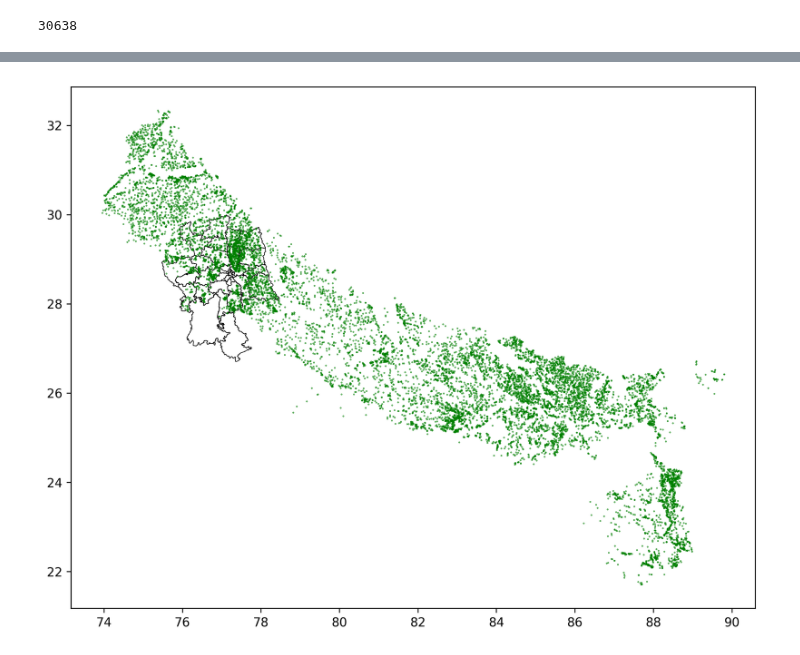
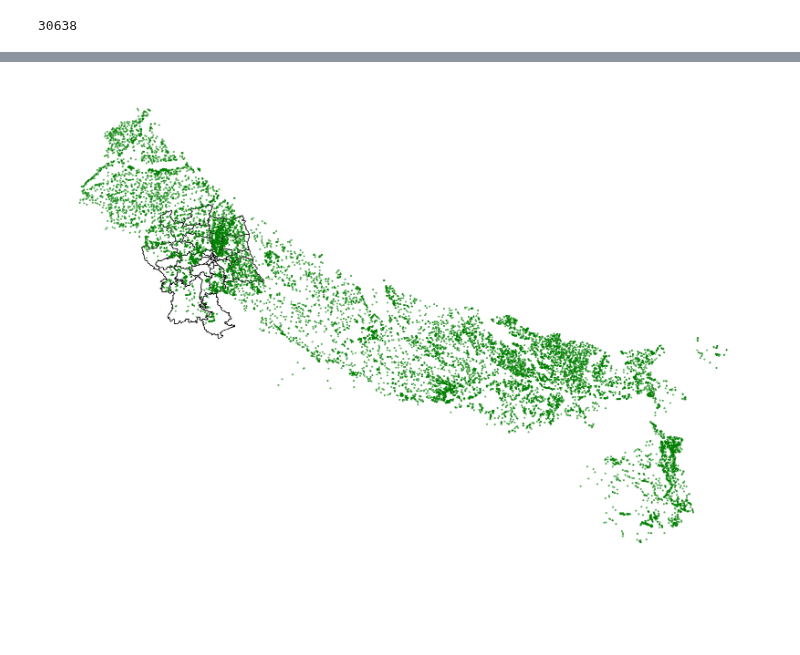
Before and after one commit to rishabh-mondal/ijcai_2025_kilns, a Jupyter notebook: notebooks/brick_kilns_plots.ipynb, the cells around one changed output, grey strips where cells are left out. Drawn from its saved outputs; the diff is of its cells as text; code cells hidden in the pictures; blank space fills up the shorter version.

```diff
--- a/notebooks/brick_kilns_plots.ipynb
+++ b/notebooks/brick_kilns_plots.ipynb
@@ -142,0 +161,9 @@ len(all_kilns_gdf)
+# %%
+kiln_locations_2 = []
+for state in ["alwar"]:
+    kiln_locations_2.append(gpd.read_file(f"../hand_validation_annotated/{state}/v1_potential_kiln_0_108.geojson").to_crs("EPSG:4326"))
+
+
+kiln_locations
+all_kilns_gdf_2 = pd.concat(kiln_locations_2, ignore_index=True)
+all_kilns_gdf_2.head(2)
@@ -142,0 +175,9 @@ len(all_kilns_gdf)
+# %%
+kiln_locations_3 = []
+for state in ["bharatpur"]:
+    kiln_locations_3.append(gpd.read_file(f"../hand_validation_annotated/{state}/v1_potential_kiln_0_99.geojson").to_crs("EPSG:4326"))
+
+
+kiln_locations_3
+all_kilns_gdf_3 = pd.concat(kiln_locations_3, ignore_index=True)
+all_kilns_gdf_3.head(2)
@@ -162,36 +202,50 @@ fig, ax = plt.subplots(dpi=300, figsize=(10, 10))
 ncr_df.plot(ax=ax, color="none", edgecolor="black", linewidth=0.5)
 
 # scatter plot of the kiln locations
 CFCBK_kilns = all_kilns_gdf[all_kilns_gdf["class_name"] == "CFCBK"]
 FCBK_kilns = all_kilns_gdf[all_kilns_gdf["class_name"] == "FCBK"]
 Zigzag_kilns = all_kilns_gdf[all_kilns_gdf["class_name"] == "Zigzag"]
+CFCBK_kilns_2 = all_kilns_gdf_2[all_kilns_gdf_2["class_name"] == "CFCBK"]
+FCBK_kilns_2 = all_kilns_gdf_2[all_kilns_gdf_2["class_name"] == "FCBK"]
+Zigzag_kilns_2 = all_kilns_gdf_2[all_kilns_gdf_2["class_name"] == "Zigzag"]
+CFCBK_kilns_3 = all_kilns_gdf_3[all_kilns_gdf_3["class_name"] == "CFCBK"]
+FCBK_kilns_3 = all_kilns_gdf_3[all_kilns_gdf_3["class_name"] == "FCBK"]
+Zigzag_kilns_3 = all_kilns_gdf_3[all_kilns_gdf_3["class_name"] == "Zigzag"]
+
 
 if kiln_tech == "CFCBK":
     ax.scatter(CFCBK_kilns.center_lon, CFCBK_kilns.center_lat, s=0.1, color='red')
+    ax.scatter(CFCBK_kilns_2.center_lon, CFCBK_kilns_2.center_lat, s=0.1, color='red')
+    ax.scatter(CFCBK_kilns_3.center_lon, CFCBK_kilns_3.center_lat, s=0.1, color='red')
 elif kiln_tech == "FCBK":
     ax.scatter(FCBK_kilns.center_lon, FCBK_kilns.center_lat, s=0.1, color='orange')
+    ax.scatter(FCBK_kilns_2.center_lon, FCBK_kilns_2.center_lat, s=0.1, color='orange')
+    ax.scatter(FCBK_kilns_3.center_lon, FCBK_kilns_3.center_lat, s=0.1, color='orange')
+
 elif kiln_tech == "Zigzag":
     ax.scatter(Zigzag_kilns.center_lon, Zigzag_kilns.center_lat, s=0.1, color='green')
+    ax.scatter(Zigzag_kilns_2.center_lon, Zigzag_kilns_2.center_lat, s=0.1, color='green')
+    ax.scatter(Zigzag_kilns_3.center_lon, Zigzag_kilns_3.center_lat, s=0.1, color='green')
 
-# ax.set_aspect("equal")
-# ax.set_axis_off()
+ax.set_aspect("equal")
+ax.set_axis_off()
 # ax.set_xlim(73, 89.1)
 # ax.set_ylim(21.6, 32.5)
 
 # ax.text(78, 27.2, "Uttar Pradesh", fontsize=20, alpha=0.8)
 # ax.text(85.5, 25.2, "Bihar", fontsize=20, alpha=0.8)
 # ax.text(86.5, 22.5, "West\nBengal", fontsize=20, alpha=0.8)
 # ax.text(75, 29, "Haryana", fontsize=20, alpha=0.8)
 # ax.text(74.4, 30.3, "Punjab", fontsize=20, alpha=0.8)
 
 # ax.text(74.5, 26.5, "Delhi", fontsize=20, alpha=0.8)
 
 # # draw a quiver between the two points
 # ax.quiver(75.5, 27, 1.65, 1.65, scale=1, scale_units='xy', angles='xy', color='black', width=0.004)
 
 # # fig.savefig(f"../figures/kiln_locations_{kiln_tech}.png", bbox_inches="tight", dpi=300)
 # %% [output]
-[figure, old version]
+[figure, new version]
 # %%
 import matplotlib.pyplot as plt
 import geopandas as gpd
```
Also changed, not shown: parts of 8 cells of this notebook, 6 other files.
